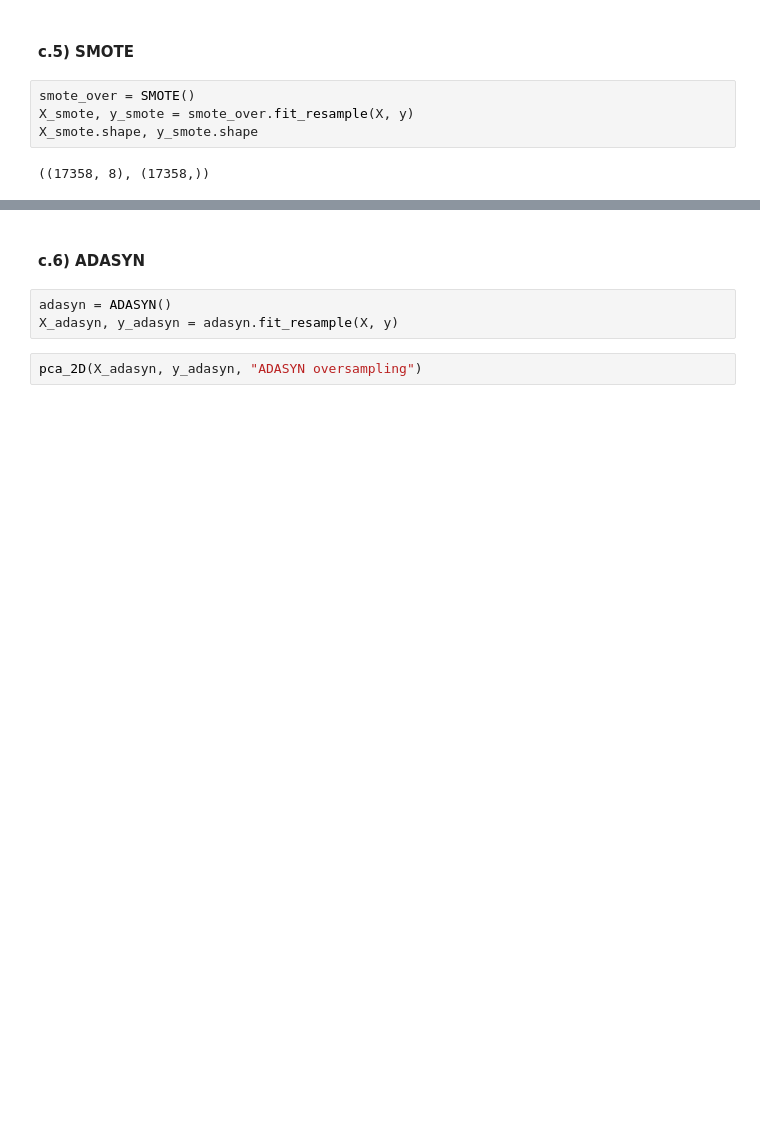
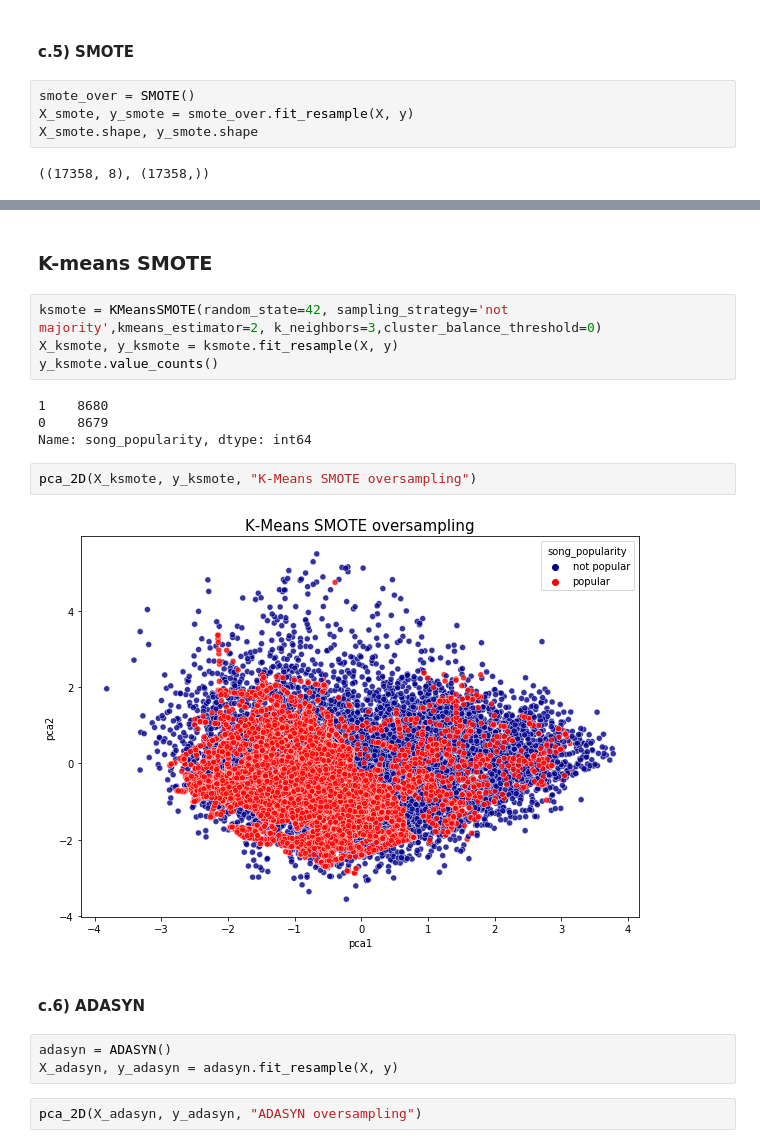
Before and after one commit to gaetanoantonicchio/DataMining-2, a Jupyter notebook: src/Module 1/Imbalanced Learning/imb-learn_song-popularity.ipynb, the cells around one changed output, grey strips where cells are left out. Cells and saved outputs as stored; diff of their text form; blank space fills up the shorter version.

```diff
--- a/src/Module 1/Imbalanced Learning/imb-learn_song-popularity.ipynb
+++ b/src/Module 1/Imbalanced Learning/imb-learn_song-popularity.ipynb
@@ -228,3 +227,17 @@ pca_2D(X_smote, y_smote, 'SMOTE Oversampling')
+# %% [markdown]
+### K-means SMOTE
+# %%
+ksmote = KMeansSMOTE(random_state=42, sampling_strategy='not majority',kmeans_estimator=2, k_neighbors=3,cluster_balance_threshold=0)
+X_ksmote, y_ksmote = ksmote.fit_resample(X, y)
+y_ksmote.value_counts()
+# %% [output]
+1    8680
+0    8679
+Name: song_popularity, dtype: int64
+# %%
+pca_2D(X_ksmote, y_ksmote, "K-Means SMOTE oversampling")
+# %% [output]
+[figure, added]
 # %% [markdown]
 #### c.6) ADASYN
 # %%
```
Also changed, not shown: parts of 9 cells of this notebook, 6 other files.
